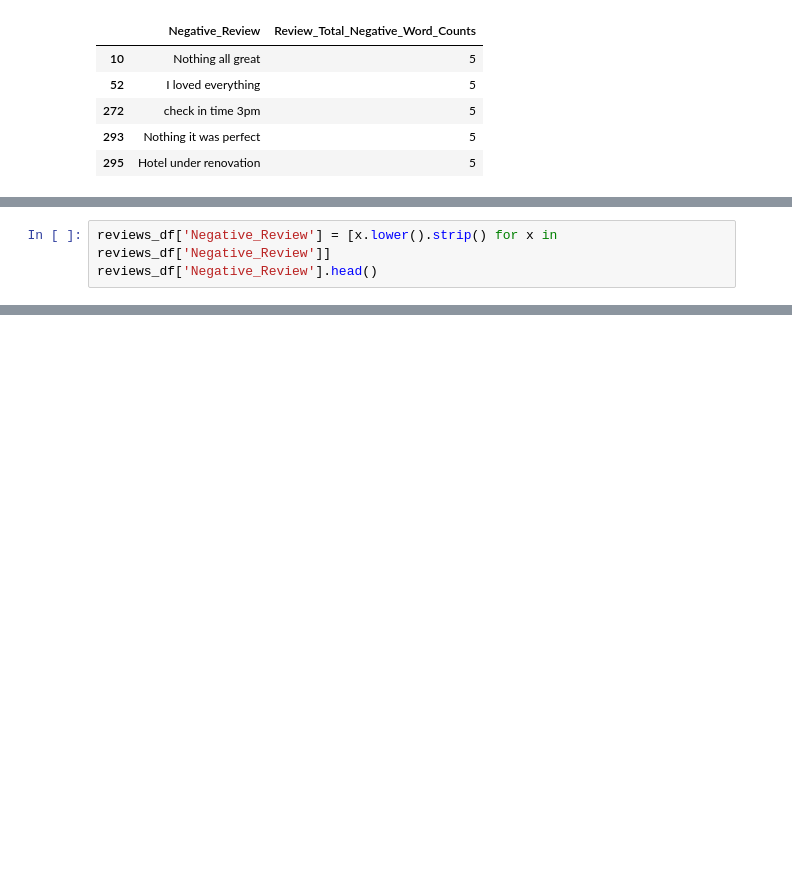
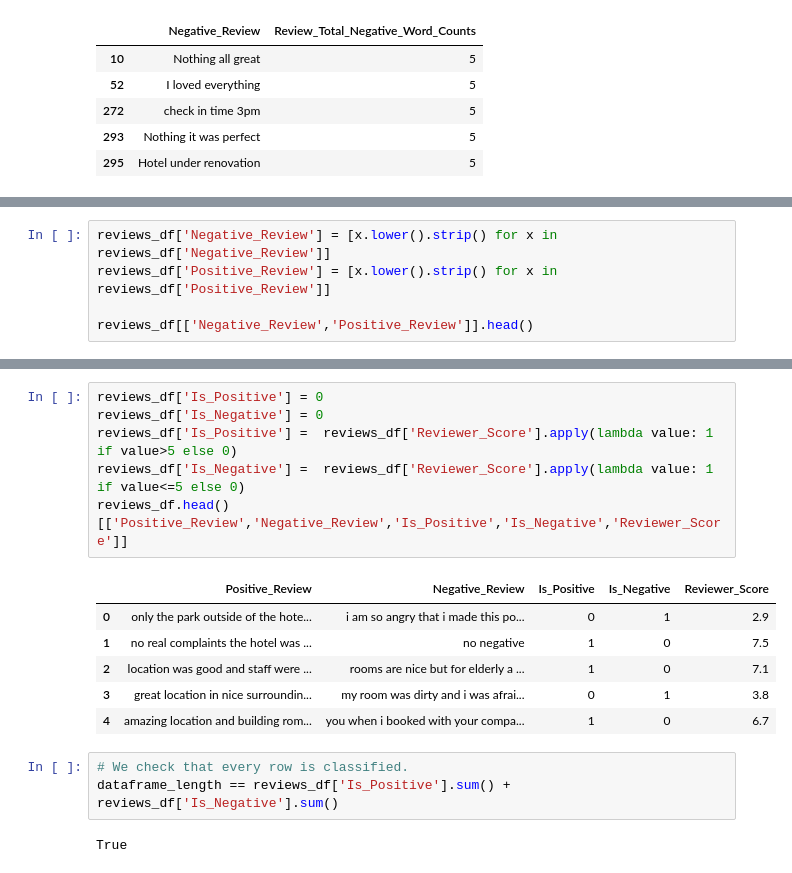
Before and after one commit to LuigiCerone/Hotel-Reviews-Data-Analysis, a Jupyter notebook: Hotel_Reviews_Copia_Lavoro_Giggi.ipynb, the cells around one changed output, grey strips where cells are left out. Drawn from its saved outputs; the diff is of its cells as text; blank space fills up the shorter version.

```diff
--- a/Hotel_Reviews_Copia_Lavoro_Giggi.ipynb
+++ b/Hotel_Reviews_Copia_Lavoro_Giggi.ipynb
@@ -637,4 +633,6 @@ reviews_df['Is_Positive'] = 0
 # %%
 reviews_df['Negative_Review'] = [x.lower().strip() for x in reviews_df['Negative_Review']]
-reviews_df['Negative_Review'].head()
+reviews_df['Positive_Review'] = [x.lower().strip() for x in reviews_df['Positive_Review']]
+
+reviews_df[['Negative_Review','Positive_Review']].head()
 # %% [output]
@@ -684,0 +667,18 @@ reviews_df
+# %%
+reviews_df['Is_Positive'] = 0
+reviews_df['Is_Negative'] = 0
+reviews_df['Is_Positive'] =  reviews_df['Reviewer_Score'].apply(lambda value: 1 if value>5 else 0)
+reviews_df['Is_Negative'] =  reviews_df['Reviewer_Score'].apply(lambda value: 1 if value<=5 else 0)
+reviews_df.head()[['Positive_Review','Negative_Review','Is_Positive','Is_Negative','Reviewer_Score']]
+# %% [output]
+|  | Positive_Review | Negative_Review | Is_Positive | Is_Negative | Reviewer_Score |
+| 0 | only the park outside of the hote... | i am so angry that i made this po... | 0 | 1 | 2.9 |
+| 1 | no real complaints the hotel was ... | no negative | 1 | 0 | 7.5 |
+| 2 | location was good and staff were ... | rooms are nice but for elderly a ... | 1 | 0 | 7.1 |
+| 3 | great location in nice surroundin... | my room was dirty and i was afrai... | 0 | 1 | 3.8 |
+| 4 | amazing location and building rom... | you when i booked with your compa... | 1 | 0 | 6.7 |
+# %%
+# We check that every row is classified.
+dataframe_length == reviews_df['Is_Positive'].sum() + reviews_df['Is_Negative'].sum()
+# %% [output]
+True
```
Also changed, not shown: parts of 28 cells of this notebook.
